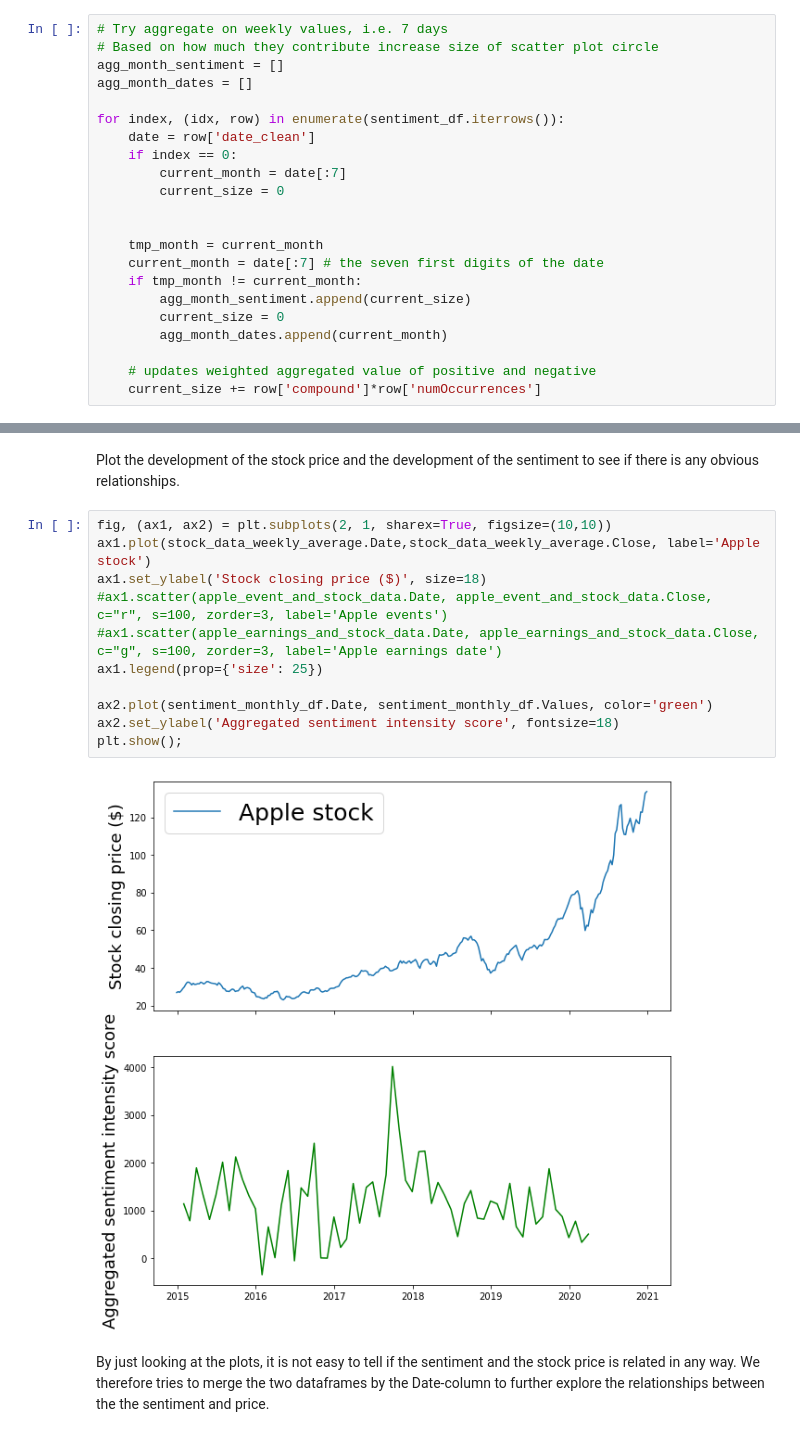
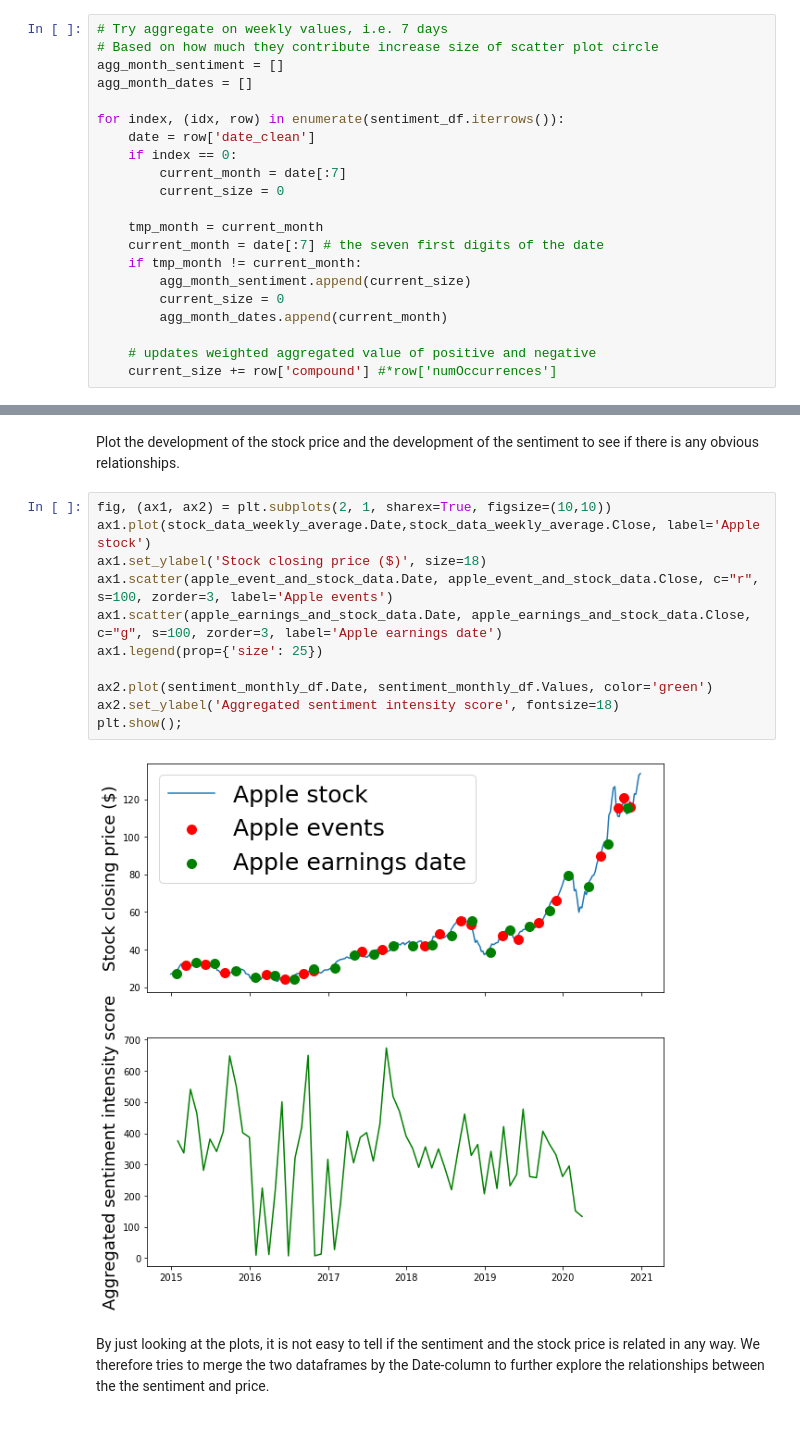
Before and after one commit to epfl-ada/ada-2021-project-club6analysis, a Jupyter notebook: stock_sentiment_analysis.ipynb, the cells around one changed output, grey strips where cells are left out. Cells and saved outputs as stored; diff of their text form.

```diff
--- a/stock_sentiment_analysis.ipynb
+++ b/stock_sentiment_analysis.ipynb
@@ -29,7 +28,6 @@ for index, (idx, row) in enumerate(sentiment_df.iterrows()):
         current_month = date[:7]
         current_size = 0
 
-
     tmp_month = current_month
     current_month = date[:7] # the seven first digits of the date
     if tmp_month != current_month:
@@ -38,7 +36,7 @@ for index, (idx, row) in enumerate(sentiment_df.iterrows()):
         agg_month_dates.append(current_month)
 
     # updates weighted aggregated value of positive and negative
-    current_size += row['compound']*row['numOccurrences']
+    current_size += row['compound'] #*row['numOccurrences']
 # %%
 result_values = []
 result_mon = []
@@ -116,16 +111,16 @@ Plot the development of the stock price and the development of the sentiment to
 # %%
 fig, (ax1, ax2) = plt.subplots(2, 1, sharex=True, figsize=(10,10))
 ax1.plot(stock_data_weekly_average.Date,stock_data_weekly_average.Close, label='Apple stock')
 ax1.set_ylabel('Stock closing price ($)', size=18)
-#ax1.scatter(apple_event_and_stock_data.Date, apple_event_and_stock_data.Close, c="r", s=100, zorder=3, label='Apple events')
-#ax1.scatter(apple_earnings_and_stock_data.Date, apple_earnings_and_stock_data.Close, c="g", s=100, zorder=3, label='Apple earnings date')
+ax1.scatter(apple_event_and_stock_data.Date, apple_event_and_stock_data.Close, c="r", s=100, zorder=3, label='Apple events')
+ax1.scatter(apple_earnings_and_stock_data.Date, apple_earnings_and_stock_data.Close, c="g", s=100, zorder=3, label='Apple earnings date')
 ax1.legend(prop={'size': 25})
 
 ax2.plot(sentiment_monthly_df.Date, sentiment_monthly_df.Values, color='green')
 ax2.set_ylabel('Aggregated sentiment intensity score', fontsize=18)
 plt.show();
 # %% [output]
-[figure, old version]
+[figure, new version]
 # %% [markdown]
 By just looking at the plots, it is not easy to tell if the sentiment and the stock price is related in any way. We therefore tries to merge the two dataframes by the Date-column to further explore the relationships between the the sentiment and price.
 # %%
```
Also changed, not shown: parts of 16 cells of this notebook, 1 other file.
